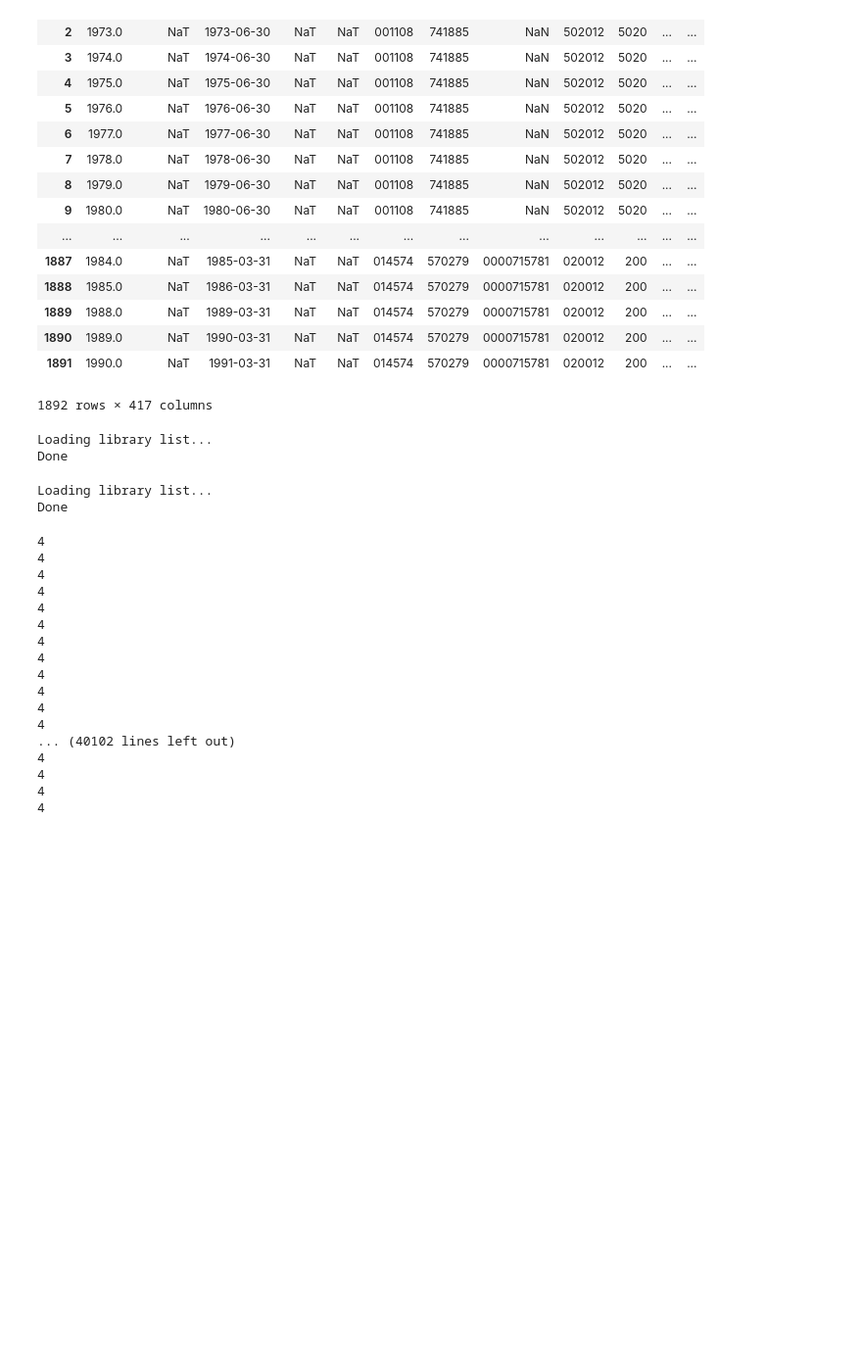
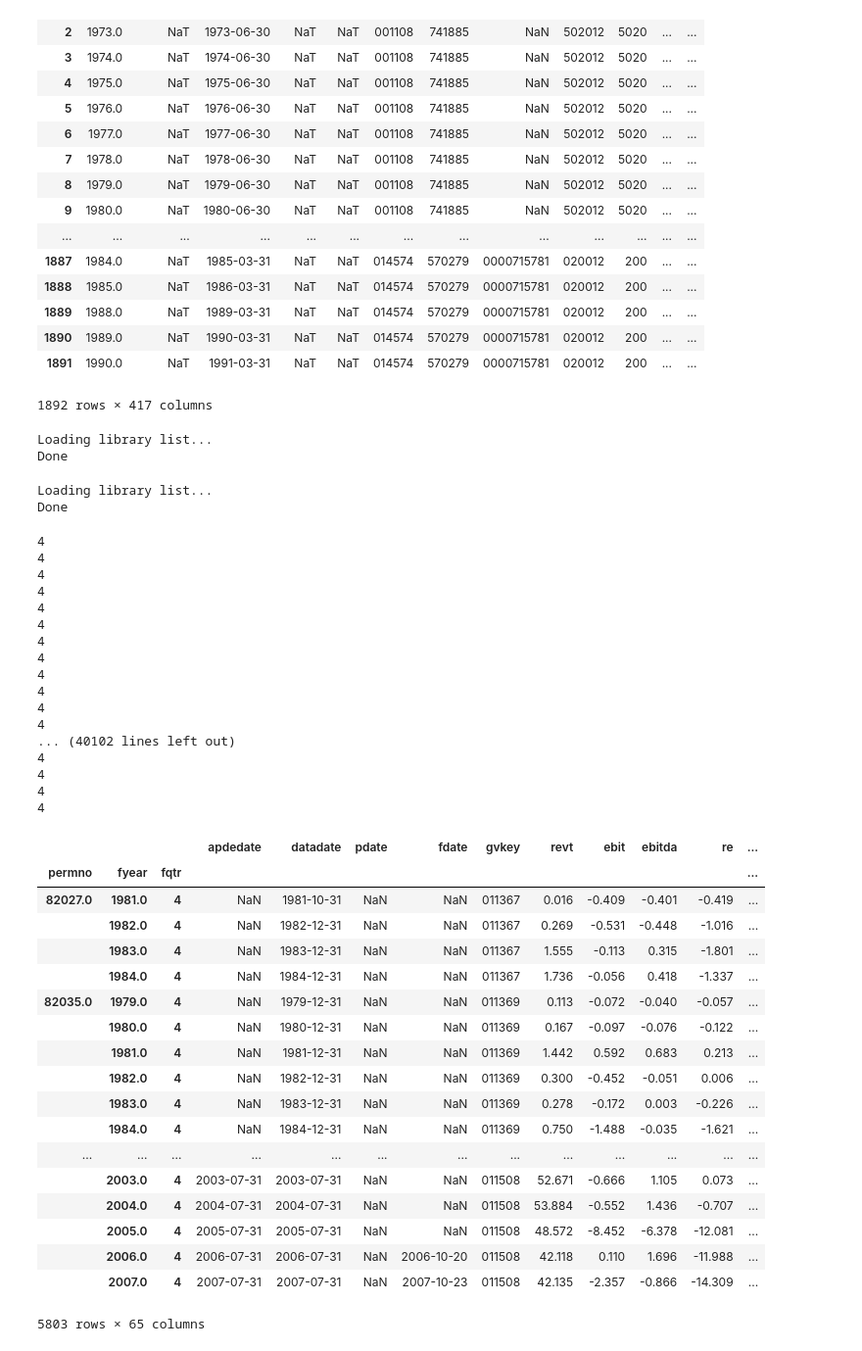
Before and after one commit to Alan-Yanlong-Guo/ml_val, a Jupyter notebook: runn.ipynb, the cells around one changed output. Shown: that part at 98% size. Saved outputs shown, nothing was run; the diff lists cells and outputs as text; code cells hidden in the pictures; blank space fills up the shorter version.

```diff
--- a/runn.ipynb
+++ b/runn.ipynb
@@ -75,3 +75,28 @@ for _ in compa['sic']:
 4
 4
 4
+# %%
+import pickle
+with open('/Users/mingyu/Desktop/data/annual_y/y_82.pkl', 'rb') as handle:
+    content = pickle.load(handle)
+content
+# %% [output]
+|  |  |  | apdedate | datadate | pdate | fdate | gvkey | revt | ebit | ebitda | re | ... |
+| permno | fyear | fqtr |  |  |  |  |  |  |  |  |  | ... |
+| 82027.0 | 1981.0 | 4 | NaN | 1981-10-31 | NaN | NaN | 011367 | 0.016 | -0.409 | -0.401 | -0.419 | ... |
+|  | 1982.0 | 4 | NaN | 1982-12-31 | NaN | NaN | 011367 | 0.269 | -0.531 | -0.448 | -1.016 | ... |
+|  | 1983.0 | 4 | NaN | 1983-12-31 | NaN | NaN | 011367 | 1.555 | -0.113 | 0.315 | -1.801 | ... |
+|  | 1984.0 | 4 | NaN | 1984-12-31 | NaN | NaN | 011367 | 1.736 | -0.056 | 0.418 | -1.337 | ... |
+| 82035.0 | 1979.0 | 4 | NaN | 1979-12-31 | NaN | NaN | 011369 | 0.113 | -0.072 | -0.040 | -0.057 | ... |
+|  | 1980.0 | 4 | NaN | 1980-12-31 | NaN | NaN | 011369 | 0.167 | -0.097 | -0.076 | -0.122 | ... |
+|  | 1981.0 | 4 | NaN | 1981-12-31 | NaN | NaN | 011369 | 1.442 | 0.592 | 0.683 | 0.213 | ... |
+|  | 1982.0 | 4 | NaN | 1982-12-31 | NaN | NaN | 011369 | 0.300 | -0.452 | -0.051 | 0.006 | ... |
+|  | 1983.0 | 4 | NaN | 1983-12-31 | NaN | NaN | 011369 | 0.278 | -0.172 | 0.003 | -0.226 | ... |
+|  | 1984.0 | 4 | NaN | 1984-12-31 | NaN | NaN | 011369 | 0.750 | -1.488 | -0.035 | -1.621 | ... |
+| ... | ... | ... | ... | ... | ... | ... | ... | ... | ... | ... | ... | ... |
+|  | 2003.0 | 4 | 2003-07-31 | 2003-07-31 | NaN | NaN | 011508 | 52.671 | -0.666 | 1.105 | 0.073 | ... |
+|  | 2004.0 | 4 | 2004-07-31 | 2004-07-31 | NaN | NaN | 011508 | 53.884 | -0.552 | 1.436 | -0.707 | ... |
+|  | 2005.0 | 4 | 2005-07-31 | 2005-07-31 | NaN | NaN | 011508 | 48.572 | -8.452 | -6.378 | -12.081 | ... |
+|  | 2006.0 | 4 | 2006-07-31 | 2006-07-31 | NaN | 2006-10-20 | 011508 | 42.118 | 0.110 | 1.696 | -11.988 | ... |
+|  | 2007.0 | 4 | 2007-07-31 | 2007-07-31 | NaN | 2007-10-23 | 011508 | 42.135 | -2.357 | -0.866 | -14.309 | ... |
+5803 rows × 65 columns
```
Also changed, not shown: 4 other files.
